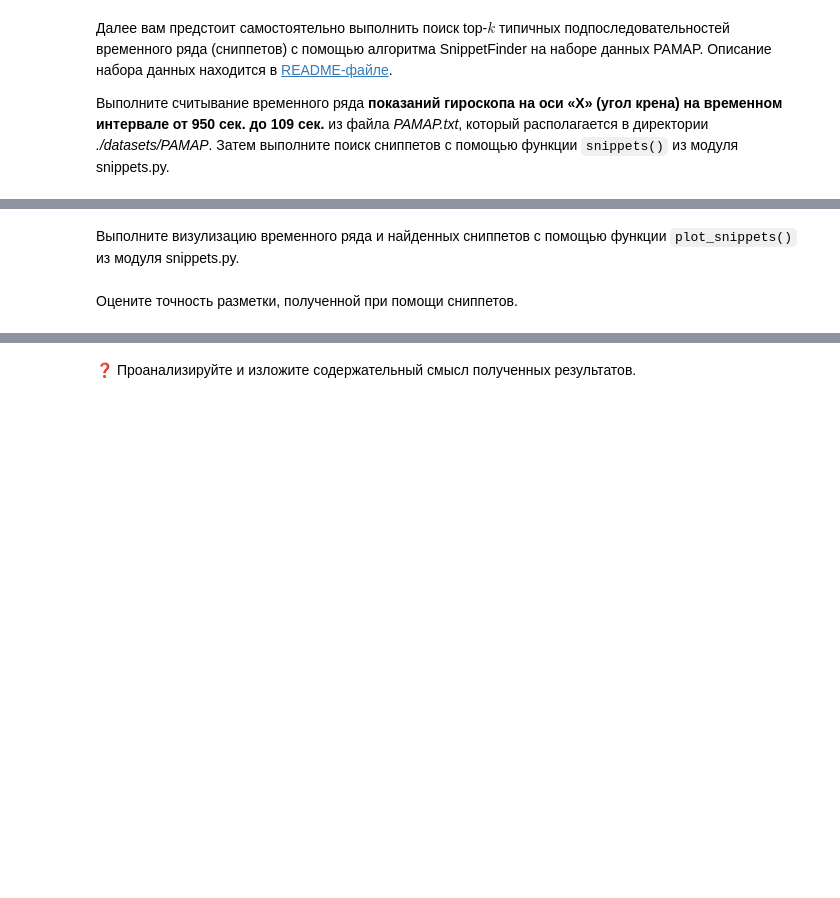
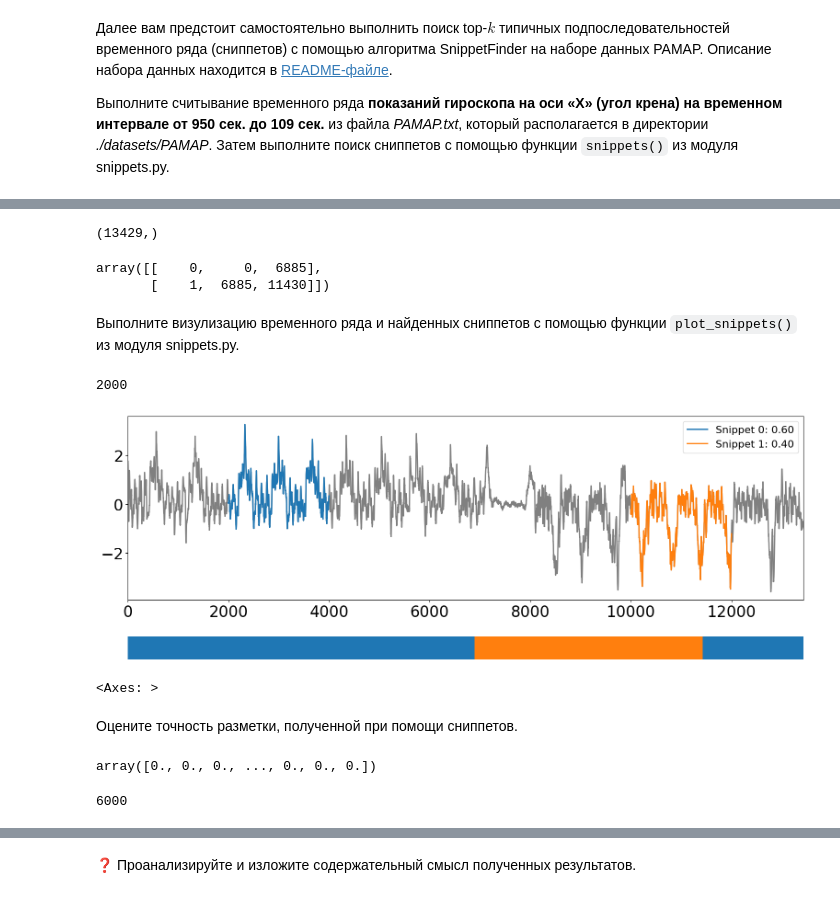
Before and after one commit to Isakova74/2023-Isakova-TimeSeriesCourse, a Jupyter notebook: practice/05_Snippets/05 Snippets.ipynb, the cells around one changed output, grey strips where cells are left out. Saved outputs shown, nothing was run; the diff lists cells and outputs as text; code cells hidden in the pictures; blank space fills up the shorter version.

```diff
--- a/practice/05_Snippets/05 Snippets.ipynb
+++ b/practice/05_Snippets/05 Snippets.ipynb
@@ -61,0 +69,3 @@ plot_snippets(ts, snp)
+# %%
+# INSERT YOUR CODE
+file_path = '/content/drive/MyDrive/2023-Isakova-TimeSeriesCourse/practice/05_Snippets/datasets/PAMAP/PAMAP.txt'
@@ -61,0 +74,28 @@ plot_snippets(ts, snp)
+# %%
+df = pd.read_csv(file_path, sep=' ', header=None).T
+column_names = [
+    "timestamp",
+    "activityID",
+    "heart rate",
+    "temperature",
+    "accel_x1",
+    "accel_y1",
+    "accel_z1",
+    "accel_x2",
+    "accel_y2",
+    "accel_z2",
+    "gyro_x",
+    "gyro_y",
+    "gyro_z",
+    "magnet_x",
+    "magnet_y",
+    "magnet_z",
+    "orientation_1",
+    "orientation_2",
+    "orientation_3",
+    "orientation_4"]
+
+for i in range(len(column_names)):
+    df.rename(columns={i: column_names[i]}, inplace=True)
+
+df
@@ -62,6 +116,28 @@ plot_snippets(ts, snp)
+# %%
+start_time = 1790
+end_time = 1930
+#df_filtered = df[(df["timestamp"] > start_time) & (df["timestamp"] < end_time)]
+#ts1 = df_filtered["gyro_y"].to_numpy()
+ts1 = df.loc[start_time < df.iloc[:, 0]].loc[df.iloc[:, 0] < end_time].iloc[:, 11].to_numpy()
+# %%
+ts1.shape
+# %% [output]
+(13429,)
+# %%
+snp = stumpy.snippets(ts1, 2000, 2, s=1000)
+# %%
+snp[-1]
+# %% [output]
+array([[    0,     0,  6885],
+       [    1,  6885, 11430]])
 # %% [markdown]
 Выполните визулизацию временного ряда и найденных сниппетов с помощью функции `plot_snippets()` из модуля snippets.py.
 # %%
 # INSERT YOUR CODE
+plot_snippets(ts1, snp)
+# %% [output]
+2000
+[figure, added]
+<Axes: >
 # %% [markdown]
 Оцените точность разметки, полученной при помощи сниппетов.
@@ -69,0 +150,8 @@ plot_snippets(ts, snp)
+# %%
+labels_pred
+# %% [output]
+array([0., 0., 0., ..., 0., 0., 0.])
+# %%
+len(labels_pred)
+# %% [output]
+6000
```
Also changed, not shown: parts of 16 cells of this notebook.
